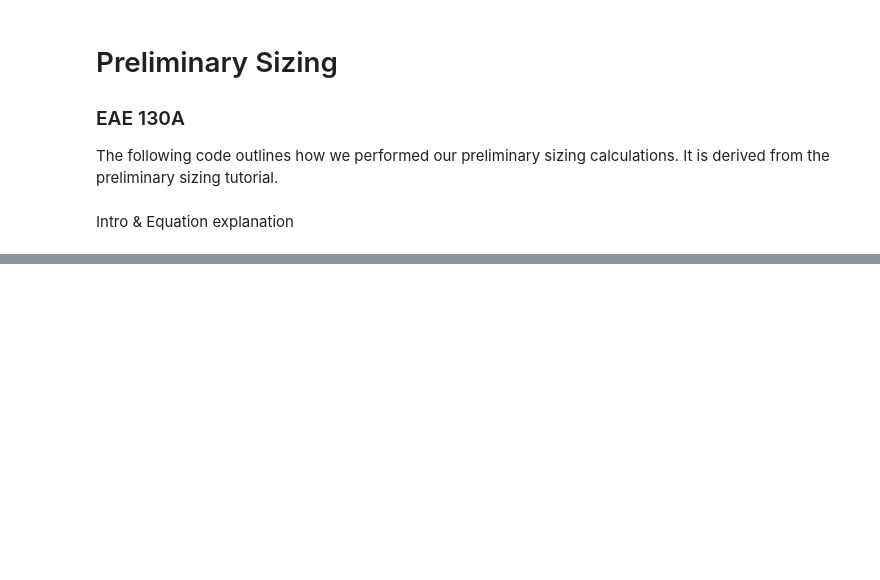
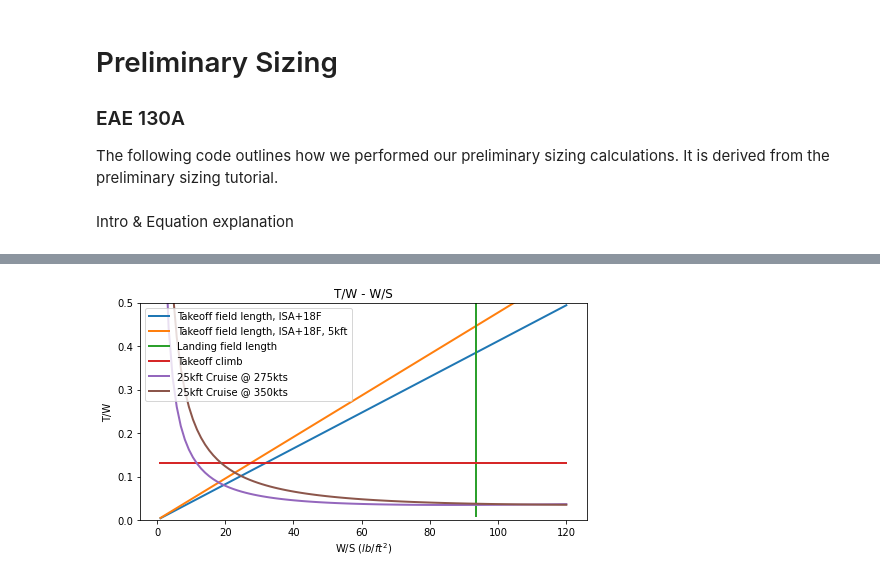
Before and after one commit to jucobee/START, a Jupyter notebook: PreliminarySizing.ipynb, the cells around one changed output, grey strips where cells are left out. Saved outputs shown, nothing was run; the diff lists cells and outputs as text; code cells hidden in the pictures; blank space fills up the shorter version.

```diff
--- a/PreliminarySizing.ipynb
+++ b/PreliminarySizing.ipynb
@@ -100,0 +67,94 @@ plt.show()
+# %%
+## Constraint Diagram
+# useful definitions
+N = 101
+ws = np.linspace(1,120,N)
+tw = np.linspace(.01,1,N)
+wp = np.linspace(0.01,30,N)
+
+## Takeoff Field Length
+# Assumption: BFL = 4500 from FAR 25 TO Requirements (35 ft obstacle)
+CL_max_TO = 2.1 # (Roskam)
+BFL = 4500 # ft
+TOP_25 = BFL/37.5
+rho_SLp18F = 0.0024428 # slug/ft3, density at ISA + 18F
+rho_SLp18F_5kft = 0.002107 # slug/ft3, density at ISA + 18F
+rho_SL = 0.0025332 # slug/ft3, density at ISA
+tw_tofl = ws/((rho_SLp18F/rho_SL)*CL_max_TO*TOP_25)
+wp_tofl = 1/(0.3467*tw_tofl)
+
+tw_tofl_5kft = ws/((rho_SLp18F_5kft/rho_SL)*CL_max_TO*TOP_25)
+wp_tofl_5kft = 1/(0.3467*tw_tofl_5kft)
+
+# s_land = bfl * 0.6
+
+# rho_tot = 0.95  #given during tutorial
+# c_lto = 2.1
+# tw_tofl = ws/((rho_tot)*c_lto*top)
+
+## Landing Field Length
+V_a = 141*1.68780986 # ft/s approach speed, requirement
+s_a = 1000*1.67 # FAR 25, Martins
+s_FL = 4500 # ft, field length requirement
+c_llanding = 3.3  # CL_max for landing, Roskam
+# tw_landing = (((rho_tot*c_llanding)/(top*0.65))*(s_land - s_a))*np.ones(N)
+# ws_landing =
+
+## Climb
+n_engines = 2
+k_s = 1.2
+g = 0.012
+e_v = 0.75      ##assuming takeoff configuration
+c_lmax = 1.9
+tw_climb = ((1/0.8)*(n_engines/(n_engines - 1))*((((k_s**2)/c_lmax)*c_do)+(c_lmax/((k_s**2)*np.pi*e_v*AR))+g))*np.ones(N)
+
+## Cruise
+# Asssumptions:
+# 25kft cruise
+# constant speed prop (Gudmundsson)
+eta_p_max = 0.85 # prop eff at cruise
+rho_25kft = 10.66e-4 # slug/ft3, air density at cruise (25kft)
+V_min = 275*1.68780986 # ft/s, 275 kts requirement
+V_target = 350*1.68780986 # ft/s, 350 kts target
+q_min = 0.5*rho_25kft*V_min**2 # psf, dyn pressure at cruise requirement
+q_target = 0.5*rho_25kft*V_target**2 # psf, dyn pressure at cruise target
+# print(q_min,q_target)
+tw_cruise_min = ((q_min*c_do)/ws) + ws*(1/(q_min*(np.pi)*AR*e_v)) # tw at cruise requirement
+tw_cruise_target = ((q_target*c_do)/ws) + ws*(1/(q_target*(np.pi)*AR*e_v)) # tw at cruise target
+
+wp_cruise_min = 1/tw_cruise_min/(V_min/(eta_p_max*550)) # wp at cruise requirement
+wp_cruise_target = 1/tw_cruise_target/(V_target/(eta_p_max*550)) # wp at cruise target
+
+
+# plotting TW
+plt.figure(figsize=(8,4))
+plt.title('T/W - W/S')
+plt.xlabel("W/S $(lb/ft^2)$")
+plt.ylabel("T/W")
+plt.plot(ws, tw_tofl, label='Takeoff field length, ISA+18F', linestyle='-', linewidth=2)
+plt.plot(ws, tw_tofl_5kft, label='Takeoff field length, ISA+18F, 5kft', linestyle='-', linewidth=2)
+plt.plot(tw_landing, tw, label='Landing field length', linestyle='-', linewidth=2)
+plt.plot(ws, tw_climb, label='Takeoff climb', linestyle='-', linewidth=2)
+plt.plot(ws, tw_cruise_min, label='25kft Cruise @ 275kts', linestyle='-', linewidth=2)
+plt.plot(ws, tw_cruise_target, label='25kft Cruise @ 350kts', linestyle='-', linewidth=2)
+plt.ylim(0, 0.5)
+plt.legend(loc='best')
+# plt.show()
+
+
+# plotting WP
+plt.figure(figsize=(8,4))
+plt.title('W/P - W/S')
+plt.xlabel("W/S $(lb/ft^2)$")
+plt.ylabel("W/P $(lbm/bhp)$")
+plt.plot(ws, wp_tofl, label='Takeoff field length, ISA+18F', linestyle='-', linewidth=2)
+plt.plot(ws, wp_tofl_5kft, label='Takeoff field length, ISA+18F, 5kft', linestyle='-', linewidth=2)
+plt.plot(tw_landing, np.linspace(0,1,N), label='Landing field length', linestyle='-', linewidth=2)
+plt.plot(ws, tw_climb, label='Takeoff climb', linestyle='-', linewidth=2)
+plt.plot(ws, wp_cruise_min, label='25kft Cruise @ 275kts', linestyle='-', linewidth=2)
+plt.plot(ws, wp_cruise_target, label='25kft Cruise @ 350kts', linestyle='-', linewidth=2)
+plt.ylim(0, 30)
+plt.legend(loc='best')
+plt.show()
+# %% [output]
+[figure, added]
```
Also changed, not shown: parts of 3 cells of this notebook.
